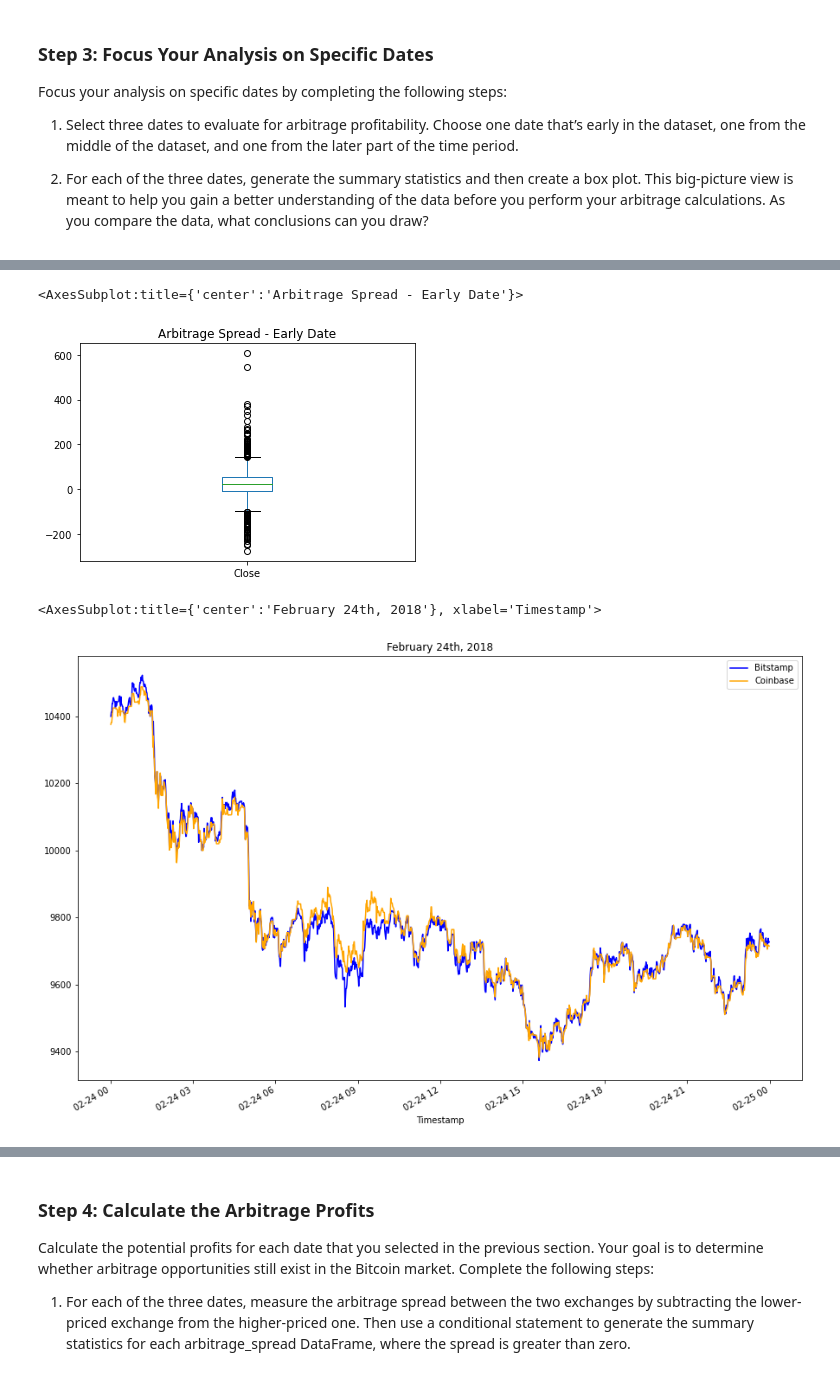
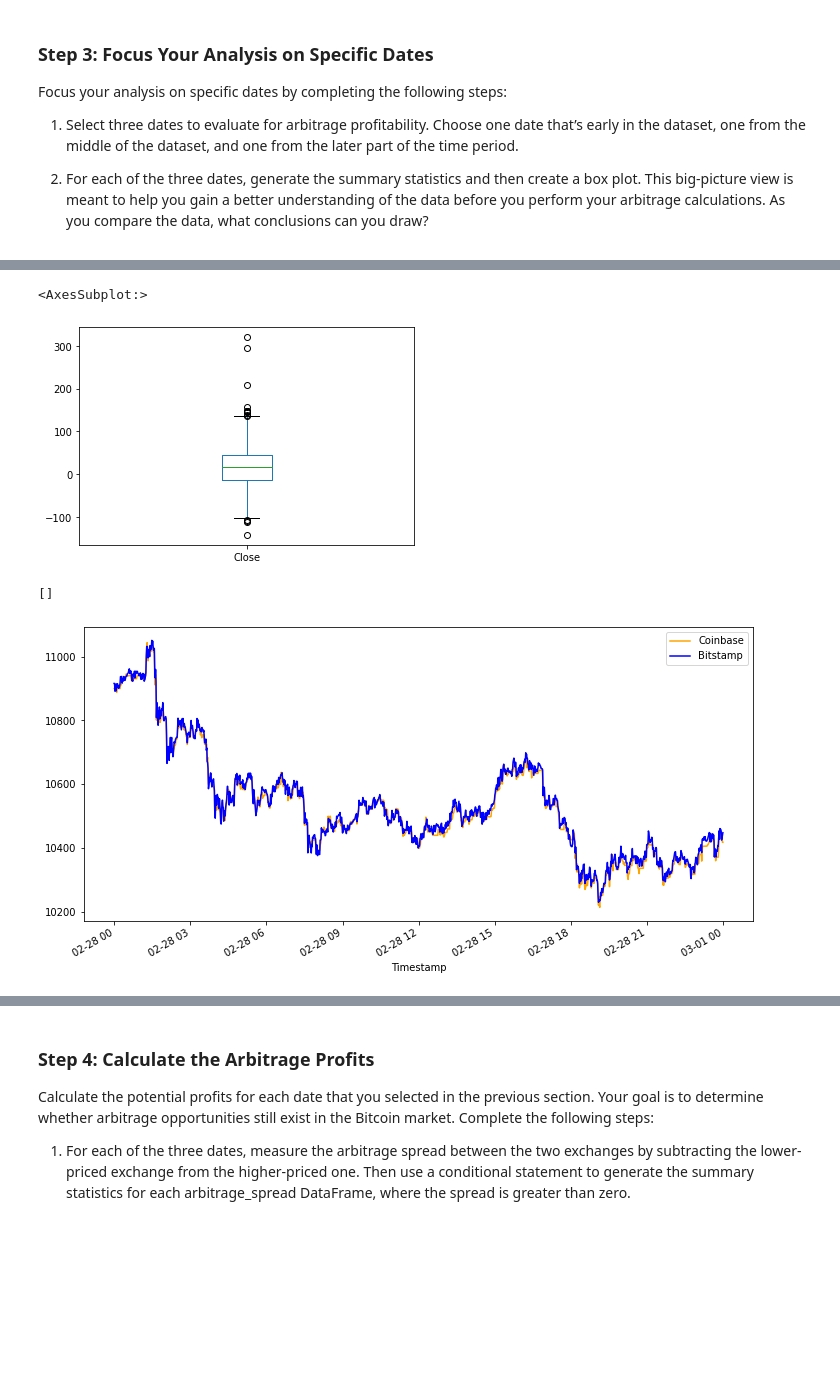
Before and after one commit to m4rker11/Pandas-Crypto-Arbitrage, a Jupyter notebook: crypto_arbitrage.ipynb, the cells around one changed output, grey strips where cells are left out. Cells and saved outputs as stored; diff of their text form; code cells hidden in the pictures; blank space fills up the shorter version.

```diff
--- a/crypto_arbitrage.ipynb
+++ b/crypto_arbitrage.ipynb
@@ -305,16 +310,20 @@ Name: Close, dtype: float64
 # %%
 # Visualize the arbitrage spread from early in the dataset in a box plot
-# YOUR CODE HERE
+arbitrage_spread_early.plot(kind="box")
 # %% [output]
-<AxesSubplot:title={'center':'Arbitrage Spread - Early Date'}>
+<AxesSubplot:>
-[figure, old version]
+[figure, new version]
 # %%
 # Create an overlay plot that visualizes the two dataframes over a period of one day from the middle of the dataset.
 # Be sure that the plots include the parameters `legend`, `figsize`, `title`, `color` and `label`
-# YOUR CODE HERE
+fig, ax = plt.subplots(figsize=(12,6))
+coinbase_sliced.loc["2018-02-28":"2018-02-28"].plot(color="orange", legend=True, ax=ax, label="Coinbase")
+bitstamp_sliced.loc["2018-02-28":"2018-02-28"].plot(color="blue", legend=True, ax=ax, label="Bitstamp")
+ax.legend(["Coinbase", "Bitstamp"])
+plt.plot()
 # %% [output]
-<AxesSubplot:title={'center':'February 24th, 2018'}, xlabel='Timestamp'>
+[]
-[figure, old version]
+[figure, new version]
 # %%
 # Using the date in the middle that you have selected, calculate the arbitrage spread
 # by subtracting the bitstamp lower closing prices from the coinbase higher closing prices
```
Also changed, not shown: parts of 20 cells of this notebook.
